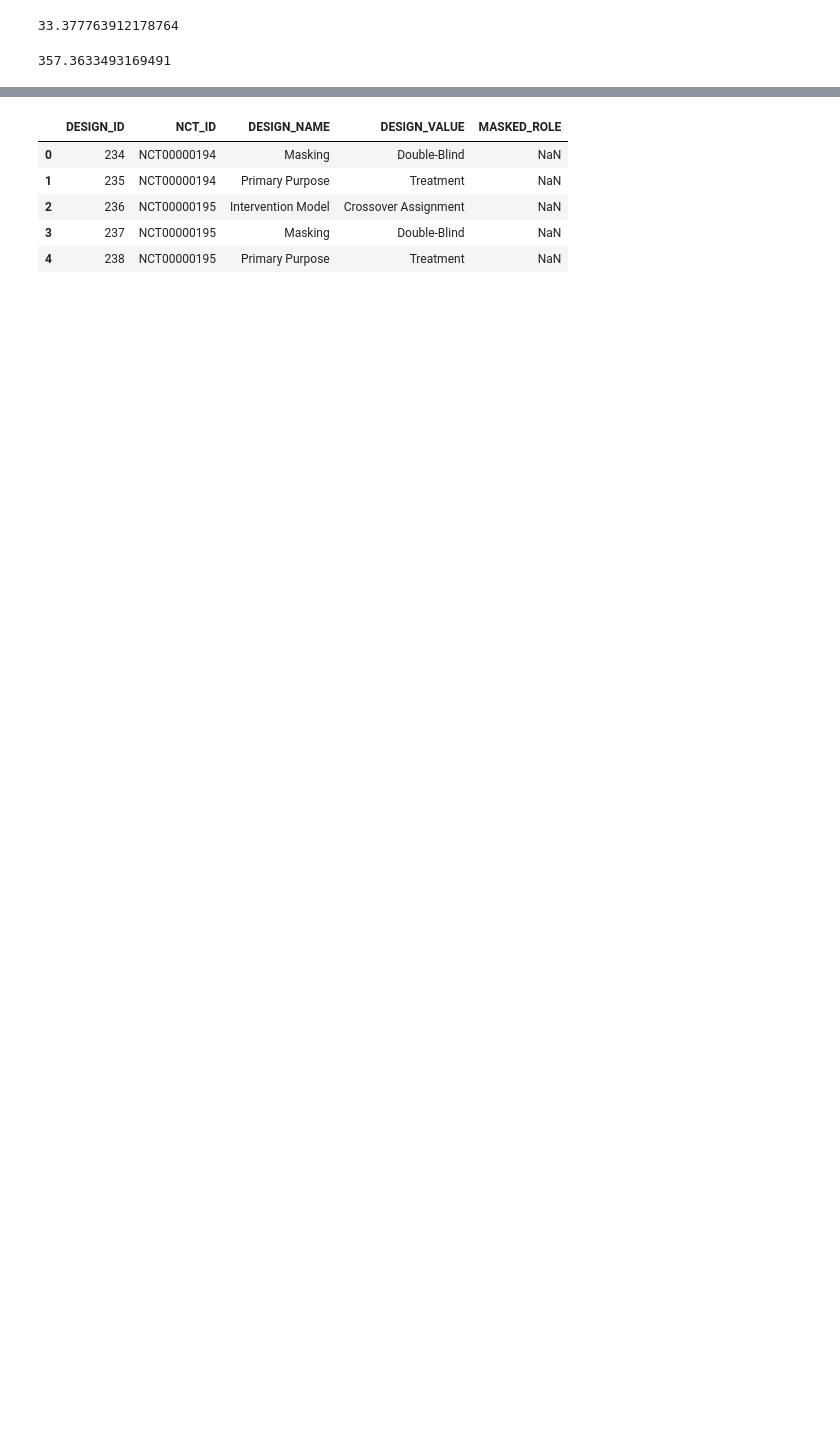
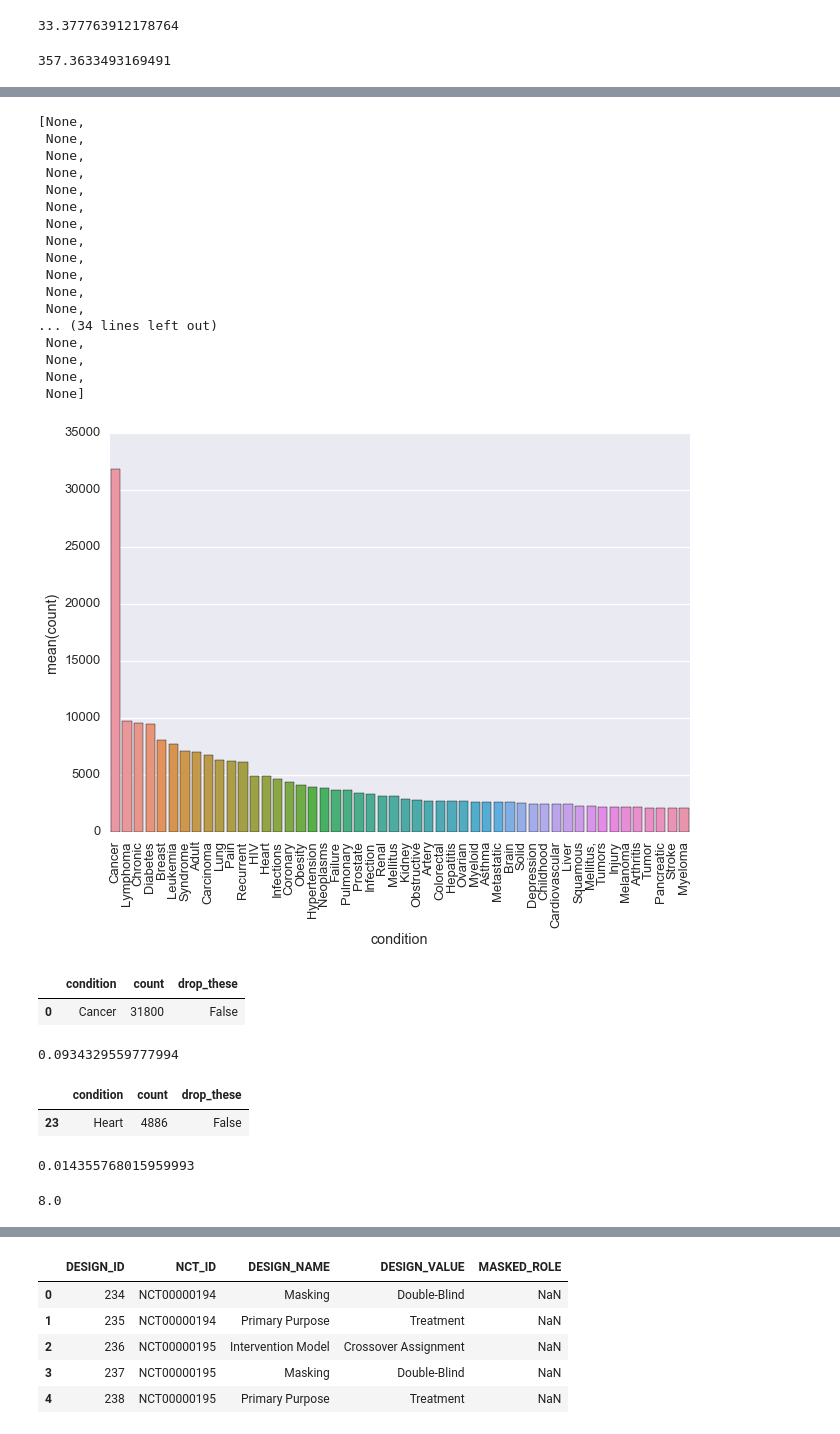
Before and after one commit to szeitlin/clinicaltrials, a Jupyter notebook: 07082016_initial_eda.ipynb, the cells around one changed output, grey strips where cells are left out. Cells and saved outputs as stored; diff of their text form; code cells hidden in the pictures; blank space fills up the shorter version.

```diff
--- a/07082016_initial_eda.ipynb
+++ b/07082016_initial_eda.ipynb
@@ -72,3 +76,5 @@ wc_s.mean()
 wc_s.std()
 # %% [output]
 357.3633493169491
+# %%
+top_1000 = pd.DataFrame(condition_wc_list[0:1000], columns=['condition', 'count'])
@@ -74,0 +90,6 @@ wc_s.std()
+# %%
+skipwords = ['Disease', 'Diseases', 'Stage', 'Cell', 'Of', 'of', 'in',
+             'and', 'Type', 'Acute', 'Healthy', 'Disorder', 'Disorders', 'Near', 'Time',
+            '&', 'Multiple', 'with', '2', 'the', 'With', 'IV', 'III', '1']
+# %%
+top_1000['drop_these'] = [True if x in skipwords else False for x in top_1000['condition'] ]
@@ -74,0 +105,3 @@ wc_s.std()
+# %%
+top_cleaned = top_1000[top_1000['drop_these']==False]
+top_cleaned.reset_index(drop=True).head()
@@ -74,0 +115,24 @@ wc_s.std()
+# %%
+sns.set_context("talk")
+sns.barplot(top_cleaned['condition'][0:50], top_cleaned['count'][0:50])
+locs, labels = plt.xticks()
+plt.setp(labels, rotation=90)
+# %% [output]
+[None,
+ None,
+ None,
+ None,
+ None,
+ None,
+ None,
+ None,
+ None,
+ None,
+ None,
+ None,
+... (34 lines left out)
+ None,
+ None,
+ None,
+ None]
+[figure, added]
@@ -74,0 +144,19 @@ wc_s.std()
+# %%
+top_cleaned[top_cleaned['condition']=='Cancer']
+# %% [output]
+|  | condition | count | drop_these |
+| 0 | Cancer | 31800 | False |
+# %%
+31800/340351
+# %% [output]
+0.0934329559777994
+# %%
+#heart disease is actually the leading cause of death (cancer is #2), but not by much http://www.cdc.gov/nchs/fastats/deaths.htm
+top_cleaned[top_cleaned['condition']=='Heart']
+# %% [output]
+|  | condition | count | drop_these |
+| 23 | Heart | 4886 | False |
+# %%
+4886/340351
+# %% [output]
+0.014355768015959993
@@ -74,0 +165,5 @@ wc_s.std()
+# %%
+age_pct = (8.6 + 7.4)/2 #lazy way to do this
+age_pct
+# %% [output]
+8.0
```
Also changed, not shown: parts of 26 cells of this notebook.
